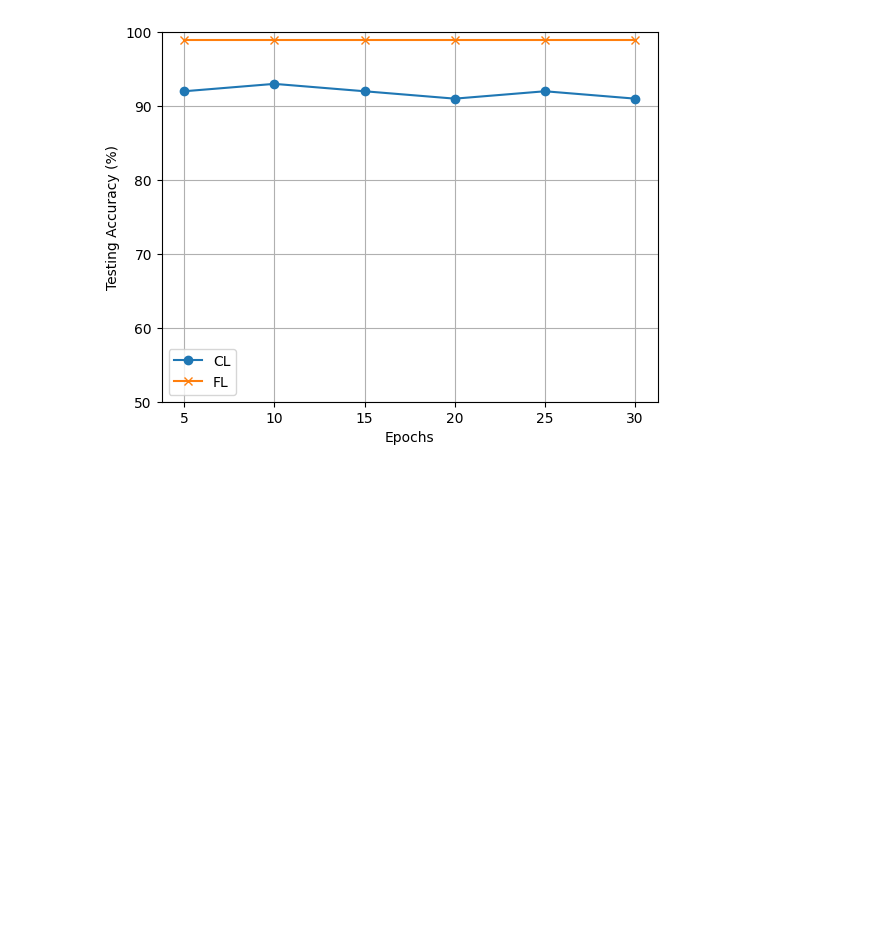
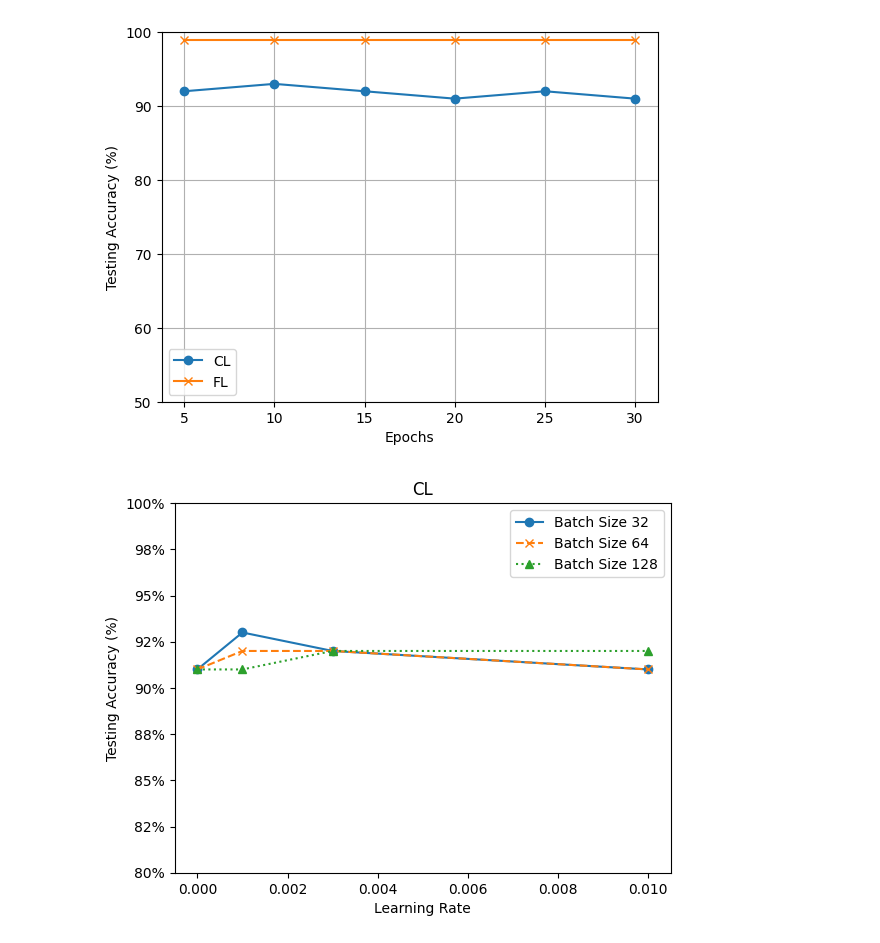
Before and after one commit to shiri9/Federated-Machine-Learning, a Jupyter notebook: FL.ipynb, the cells around one changed output. Drawn from its saved outputs; the diff is of its cells as text; code cells hidden in the pictures; blank space fills up the shorter version.

```diff
--- a/FL.ipynb
+++ b/FL.ipynb
@@ -137,7 +132,7 @@ for i in range(num_partitions):
     data_partitions.append(partition)
 
 # Create DataLoaders for each partition with validation datasets
-batch_size = 64  # Set your desired batch size
+batch_size = 128  # Set your desired batch size
 dataloaders = []
 val_loaders = []
 
@@ -483,3 +479,51 @@ plt.savefig('acc_vs_epochs.png')
 #
 # %% [output]
 [figure]
+# %%
+import matplotlib.pyplot as plt
+from matplotlib.ticker import FuncFormatter
+
+# Data
+selected_learning_rates = [0, 0.001, 0.003, 0.01]
+batch_sizes = [32, 64, 128]
+
+cl_accuracy = {
+    32: [0.91, 0.93, 0.92, 0.91],
+    64: [0.91, 0.92, 0.92, 0.91],
+    128: [0.91, 0.91, 0.92, 0.92]
+}
+
+# Create a figure and axis
+fig, ax = plt.subplots()
+
+# Set the line styles and markers for each batch size
+line_styles = ['-', '--', ':']
+markers = ['o', 'x', '^']
+
+# Plot CL accuracy for each batch size
+for batch_size in batch_sizes:
+    cl_accuracies = [cl_accuracy[batch_size][selected_learning_rates.index(lr)] * 100 for lr in selected_learning_rates]  # Convert to percentage
+    ax.plot(selected_learning_rates, cl_accuracies, linestyle=line_styles[batch_sizes.index(batch_size)], marker=markers[batch_sizes.index(batch_size)], label=f'Batch Size {batch_size}')
+
+# Set labels and title
+ax.set_xlabel('Learning Rate')
+ax.set_ylabel('Testing Accuracy (%)')
+ax.set_title('CL')
+ax.legend()
+
+# Set y-axis limits between 90% and 100%
+ax.set_ylim(80, 100)
+
+# Format y-axis tick labels as percentages
+def percentage_formatter(x, pos):
+    return f'{x:.0f}%'
+
+ax.yaxis.set_major_formatter(FuncFormatter(percentage_formatter))
+
+# Save the plot as a PNG image
+plt.savefig('CL-batch_lear.png')
+
+# Show the plot
+plt.show()
+# %% [output]
+[figure, added]
```
Also changed, not shown: parts of 7 cells of this notebook.
